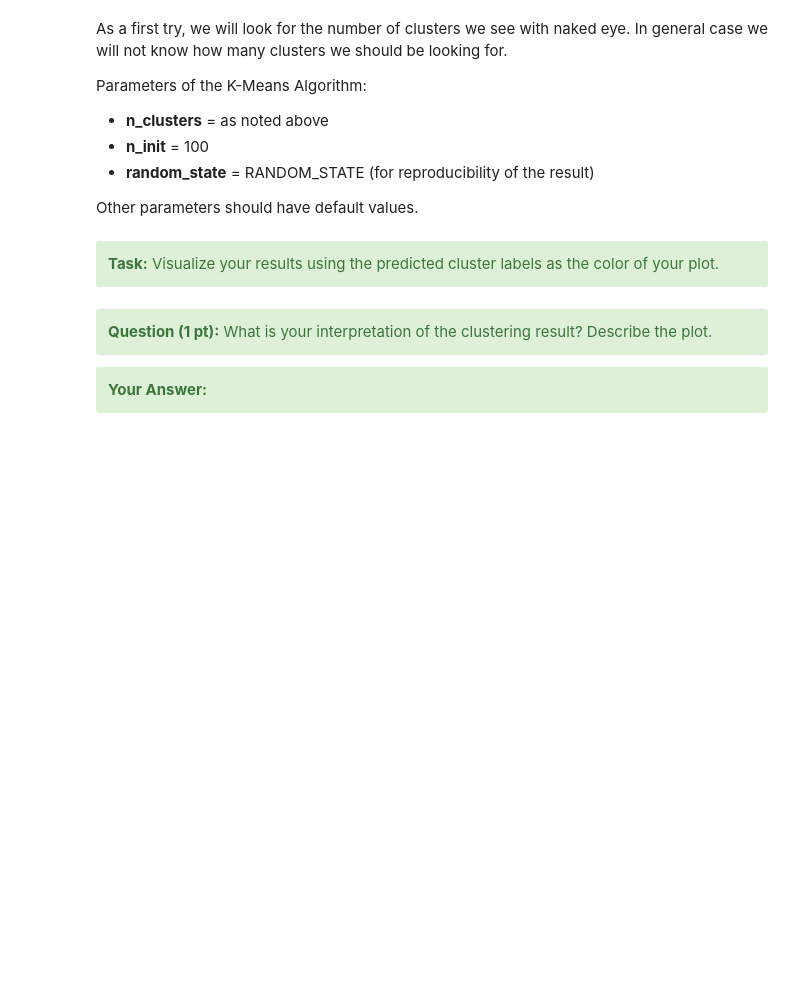
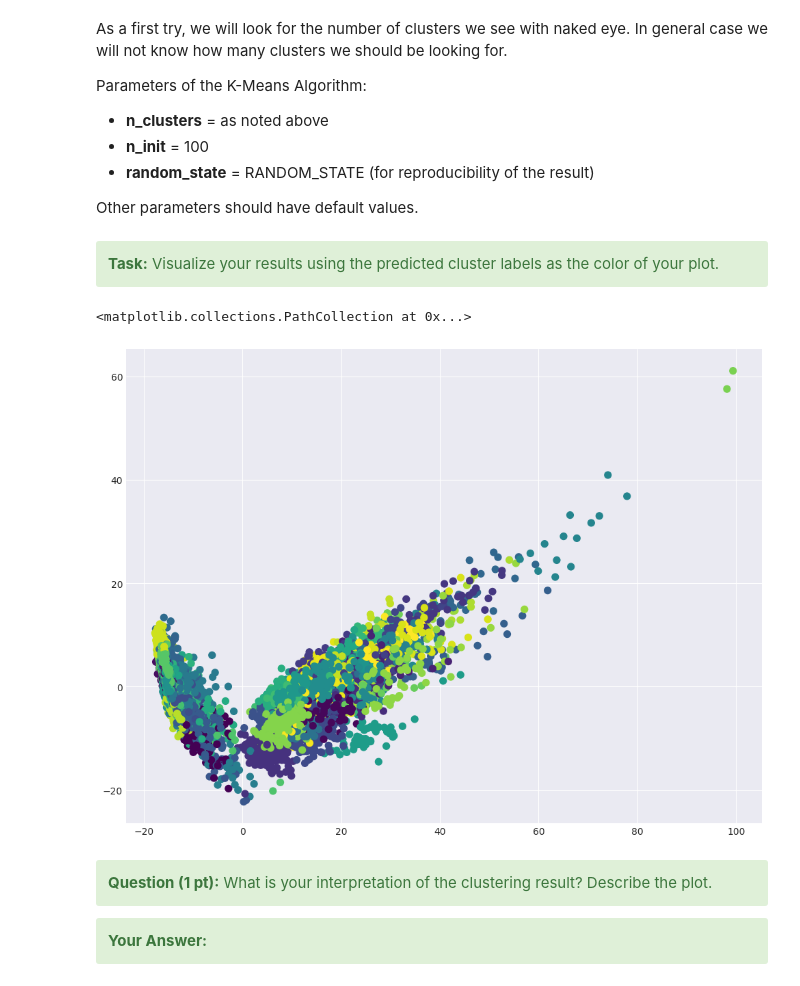
Before and after one commit to anton-seifert/LAMA, a Jupyter notebook: task-3-unsupervised-learning/3_pca_clustering.ipynb, the cells around one changed output. Drawn from its saved outputs; the diff is of its cells as text; code cells hidden in the pictures; blank space fills up the shorter version.

```diff
--- a/task-3-unsupervised-learning/3_pca_clustering.ipynb
+++ b/task-3-unsupervised-learning/3_pca_clustering.ipynb
@@ -213,6 +290,7 @@ Other parameters should have default values.
 # %%
 ### STUDENT CODE HERE (1 pt)
 
+kmeans = KMeans(n_clusters=65,n_init=100,random_state=RANDOM_STATE).fit(X_pca)
 
 ### STUDENT CODE until HERE
 # %% [markdown]
@@ -222,9 +300,16 @@ Other parameters should have default values.
 </div>
 # %%
 ### STUDENT CODE HERE (1 pt)
+labels_kmeans =kmeans.predict(X_pca)
 
+# STUDENT CODE until HERE
+#plotting is given
+plt.scatter(X_pca[:, 0], X_pca[:, 1], c=labels_kmeans, s=50, cmap='viridis')
 
 ### STUDENT CODE until HERE
+# %% [output]
+<matplotlib.collections.PathCollection at 0x...>
+[figure, added]
 # %% [markdown]
 <div class="alert alert-block alert-success">
 <b>Question (1 pt):</b> What is your interpretation of the clustering result? Describe the plot.
```
Also changed, not shown: parts of 12 cells of this notebook.
